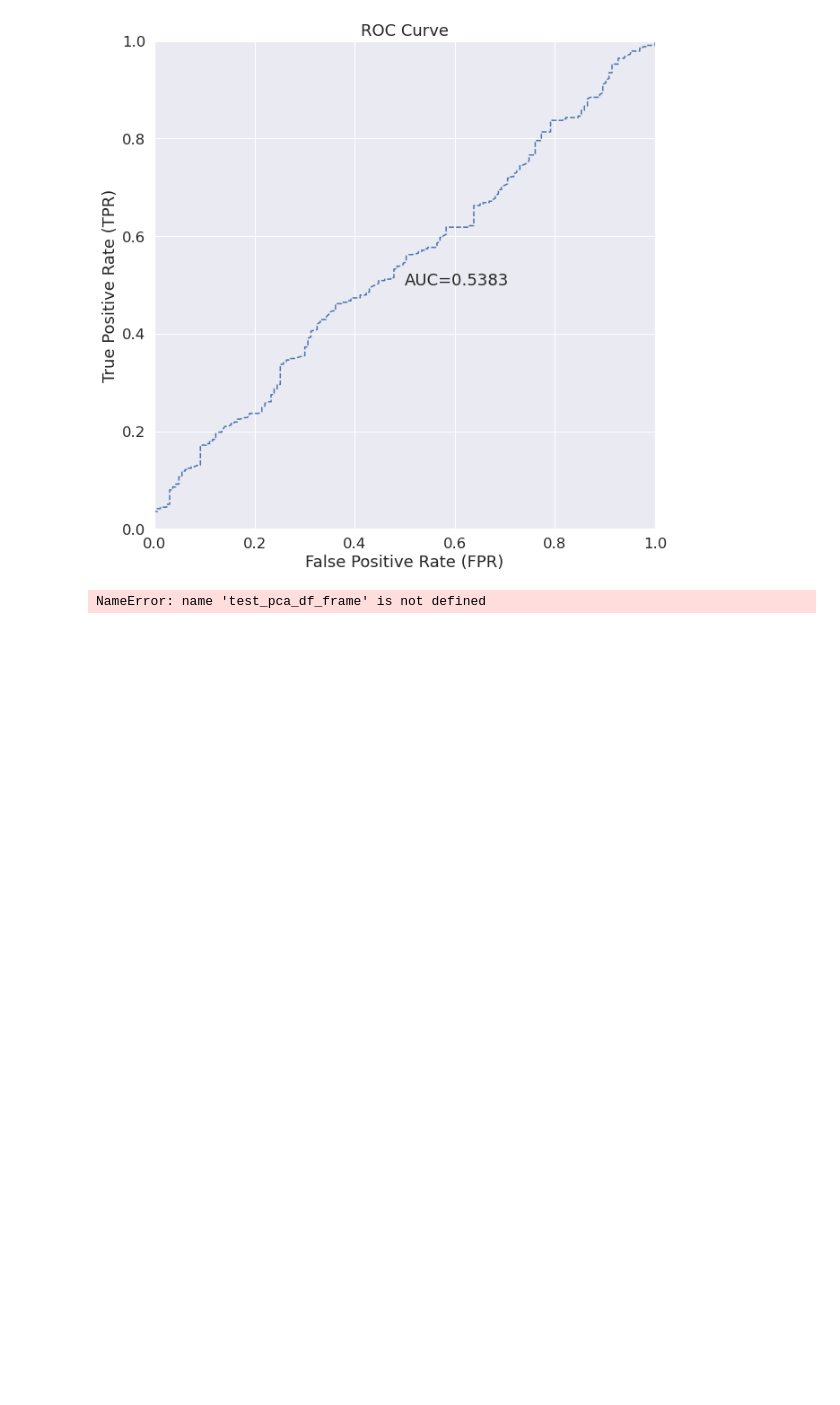
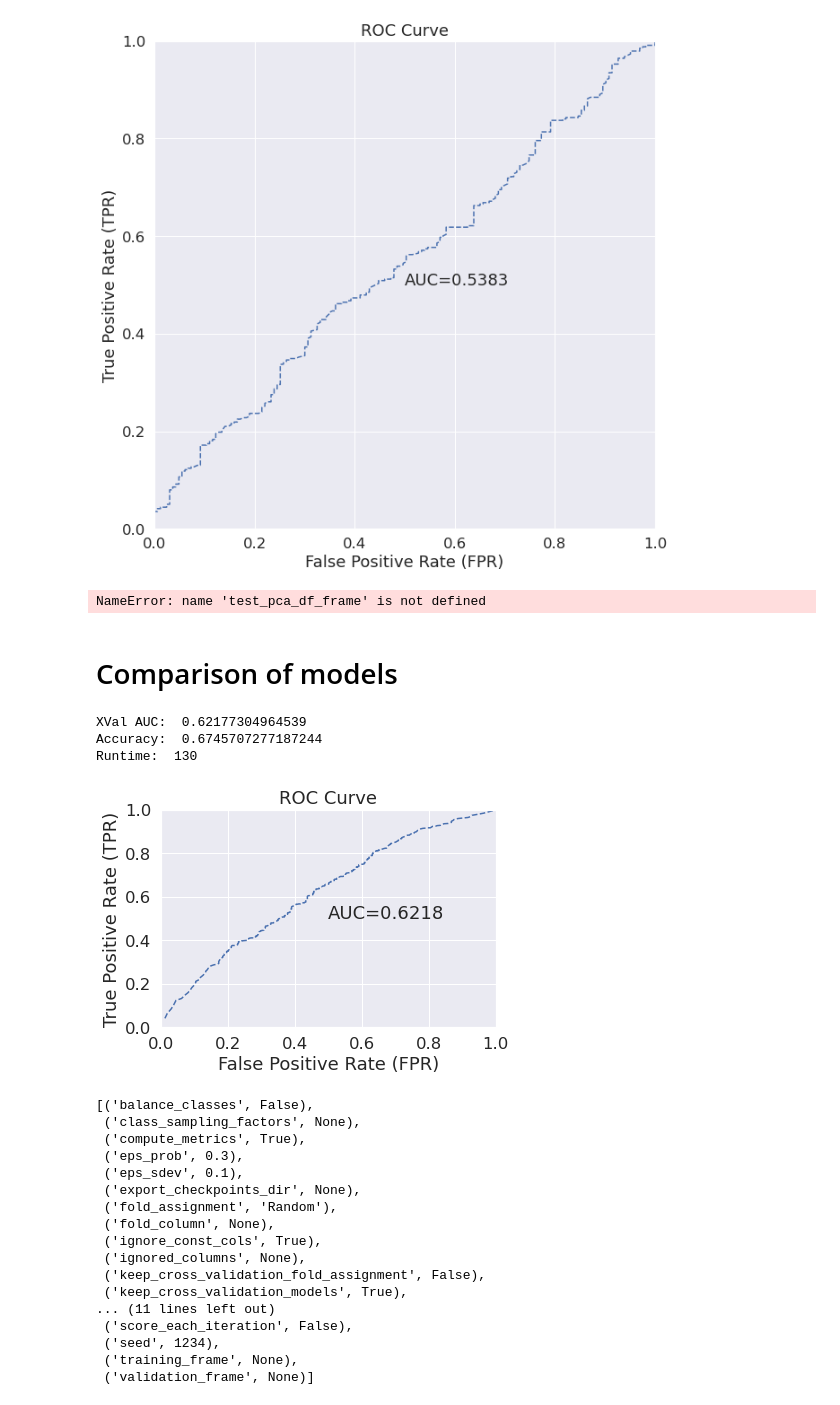
Before and after one commit to abhi18av/LJMU_Masters_Dissertation, a Jupyter notebook: src/notebooks/FINAL/007_model_inspection_with_without_pca.ipynb, the cells around one changed output. Saved outputs shown, nothing was run; the diff lists cells and outputs as text; code cells hidden in the pictures; blank space fills up the shorter version.

```diff
--- a/src/notebooks/FINAL/007_model_inspection_with_without_pca.ipynb
+++ b/src/notebooks/FINAL/007_model_inspection_with_without_pca.ipynb
@@ -1046,6 +1252,3 @@ predictor_cols.remove(response_col)
 # %% [output]
 Parse progress: |█████████████████████████████████████████████████████████| 100%
 Parse progress: |█████████████████████████████████████████████████████████| 100%
-# %%
-
-top_dl_pca_latest_grid= h2o.load_grid("../../models/PCA300/dl_grid_LATEST/Grid_DeepLearning_py_3_sid_b60c_model_python_1605362597414_758")
@@ -1056,10 +1255,10 @@ TypeError: sort_by() got an unexpected keyword argument 'decreasing'
 # %%
-top_dl_pca= h2o.load_model(MODELS_LOCATION + "PCA300/top_dl/DeepLearning_model_python_1605278788921_6596")
-top_drf_pca= h2o.load_model(MODELS_LOCATION + "PCA300/top_drf/DRF_model_python_1605278788921_5667")
-top_gbm_pca= h2o.load_model(MODELS_LOCATION + "PCA300/top_gbm/GBM_model_python_1605278788921_4757")
-top_glm_pca= h2o.load_model(MODELS_LOCATION + "PCA300/top_glm/GLM_model_python_1605278788921_4738")
-top_nb_pca= h2o.load_model(MODELS_LOCATION + "PCA300/top_nb/NaiveBayes_model_python_1605278788921_4719")
-top_xgb_pca= h2o.load_model(MODELS_LOCATION + "PCA300/top_xgb/XGBoost_model_python_1605278788921_5020")
+top_dl_pca= h2o.load_model(MODELS_LOCATION + "PCA300/top_dl/DeepLearning_model_python_1605362597414_3340")
+top_drf_pca= h2o.load_model(MODELS_LOCATION + "PCA300/top_drf/DRF_model_python_1605362597414_2415")
+top_gbm_pca= h2o.load_model(MODELS_LOCATION + "PCA300/top_gbm/GBM_model_python_1605362597414_1525")
+top_glm_pca= h2o.load_model(MODELS_LOCATION + "PCA300/top_glm/GLM_model_python_1605362597414_1506")
+top_nb_pca= h2o.load_model(MODELS_LOCATION + "PCA300/top_nb/NaiveBayes_model_python_1605362597414_1487")
+top_xgb_pca= h2o.load_model(MODELS_LOCATION + "PCA300/top_xgb/XGBoost_model_python_1605362597414_1768")
 
 top_ensemble_ALL_MODELS_METALEARNER_auto_pca= h2o.load_model(MODELS_LOCATION + "PCA300/top_ensemble_ALL_MODELS_METALEARNER_auto/stacked_ensemble_PCA300_FEATURES_ALL_MODELS_metalearner_auto")
 top_ensemble_ALL_MODELS_METALEARNER_deeplearning_pca= h2o.load_model(MODELS_LOCATION + "PCA300/top_ensemble_ALL_MODELS_METALEARNER_deeplearning/stacked_ensemble_PCA300_FEATURES_ALL_MODELS_metalearner_deeplearning")
@@ -1218,3 +1417,57 @@ top_gbm_pca.model_performance(test_pca_df_frame).plot()
 top_nb.model_performance(test_pca_df_frame).plot()
 # %% [output]
 NameError: name 'test_pca_df_frame' is not defined
+# %% [markdown]
+# Comparison of models
+# %%
+# model = top_dl
+# model = top_dl_pca
+# model = top_drf
+# model = top_drf_pca
+# model = top_gbm
+# model = top_gbm_pca
+# model = top_glm
+# model = top_glm_pca
+# model = top_nb
+model = top_nb_pca
+# model = top_xgb
+# model = top_xgb_pca
+
+
+
+train_perf = model.model_performance(train=True)
+xval_perf = model.model_performance(xval=True)
+valid_perf = model.model_performance(valid=True)
+
+
+# print('Train AUC: ', train_perf.auc())
+print('XVal AUC: ', xval_perf.auc())
+print('Accuracy: ', xval_perf.accuracy()[0][1])
+print('Runtime: ', model.run_time)
+xval_perf.plot()
+
+sorted(model.actual_params.items())
+
+# print('Valid AUC: ', valid_perf.auc())
+# %% [output]
+XVal AUC:  0.62177304964539
+Accuracy:  0.6745707277187244
+Runtime:  130
+[figure, added]
+[('balance_classes', False),
+ ('class_sampling_factors', None),
+ ('compute_metrics', True),
+ ('eps_prob', 0.3),
+ ('eps_sdev', 0.1),
+ ('export_checkpoints_dir', None),
+ ('fold_assignment', 'Random'),
+ ('fold_column', None),
+ ('ignore_const_cols', True),
+ ('ignored_columns', None),
+ ('keep_cross_validation_fold_assignment', False),
+ ('keep_cross_validation_models', True),
+... (11 lines left out)
+ ('score_each_iteration', False),
+ ('seed', 1234),
+ ('training_frame', None),
+ ('validation_frame', None)]
```
Also changed, not shown: parts of 14 cells of this notebook, 2 other files.
